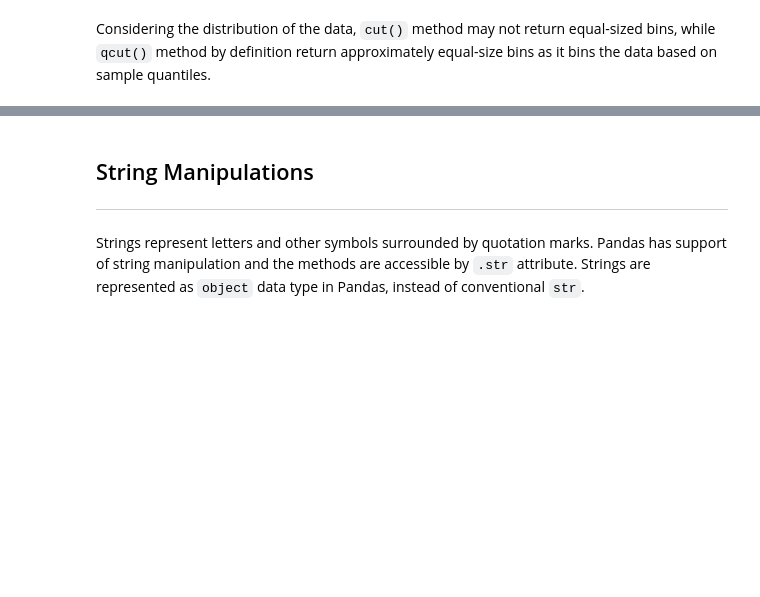
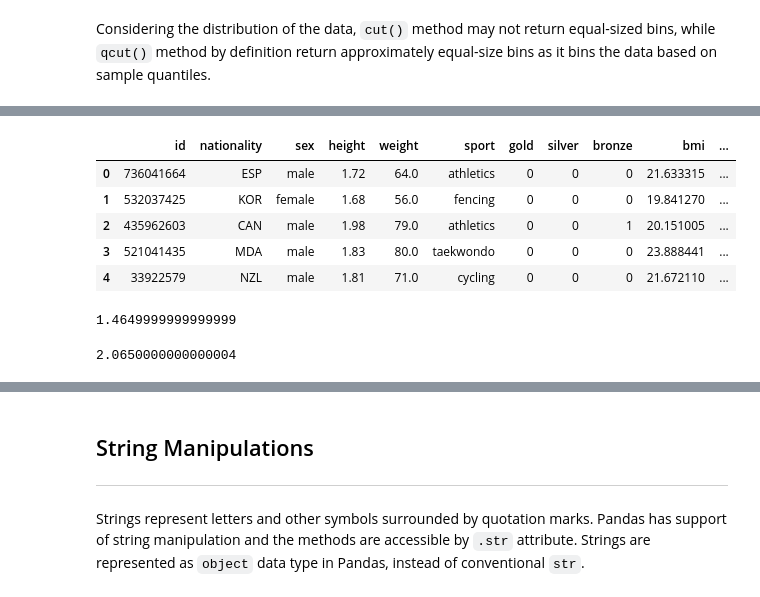
Before and after one commit to Okroshiashvili/Data_Analysis_Python, a Jupyter notebook: Lecture 4/Data_Cleaning_and_Preparation.ipynb, the cells around one changed output, grey strips where cells are left out. Saved outputs shown, nothing was run; the diff lists cells and outputs as text; code cells hidden in the pictures; blank space fills up the shorter version.

```diff
--- a/Lecture 4/Data_Cleaning_and_Preparation.ipynb
+++ b/Lecture 4/Data_Cleaning_and_Preparation.ipynb
@@ -345,5 +548,14 @@ where, $Q_{3}$ and $Q_{1}$ are upper and lower quartiles, respectively.
 
 
 From the above picture, we see that $99\%$ of observations should be inside $\{Q_{1} - 1.5 \times \text{IQR}; Q_{3} + 1.5 \times \text{IQR}\}$
+# %%
+athletes.head()
+# %% [output]
+|  | id | nationality | sex | height | weight | sport | gold | silver | bronze | bmi | ... |
+| 0 | 736041664 | ESP | male | 1.72 | 64.0 | athletics | 0 | 0 | 0 | 21.633315 | ... |
+| 1 | 532037425 | KOR | female | 1.68 | 56.0 | fencing | 0 | 0 | 0 | 19.841270 | ... |
+| 2 | 435962603 | CAN | male | 1.98 | 79.0 | athletics | 0 | 0 | 1 | 20.151005 | ... |
+| 3 | 521041435 | MDA | male | 1.83 | 80.0 | taekwondo | 0 | 0 | 0 | 23.888441 | ... |
+| 4 | 33922579 | NZL | male | 1.81 | 71.0 | cycling | 0 | 0 | 0 | 21.672110 | ... |
 # %%
 q1 = athletes["height"].quantile(.25)
@@ -353,5 +566,13 @@ iqr = q3 - q1
 
 pmin = q1 - 1.5 * iqr
 pmax = q3 + 1.5 * iqr
+# %%
+pmin
+# %% [output]
+1.4649999999999999
+# %%
+pmax
+# %% [output]
+2.0650000000000004
 # %%
 athletes[athletes["height"].between(pmin, pmax)] # Values between IQR range
```
Also changed, not shown: parts of 48 cells of this notebook, 10 other files.
